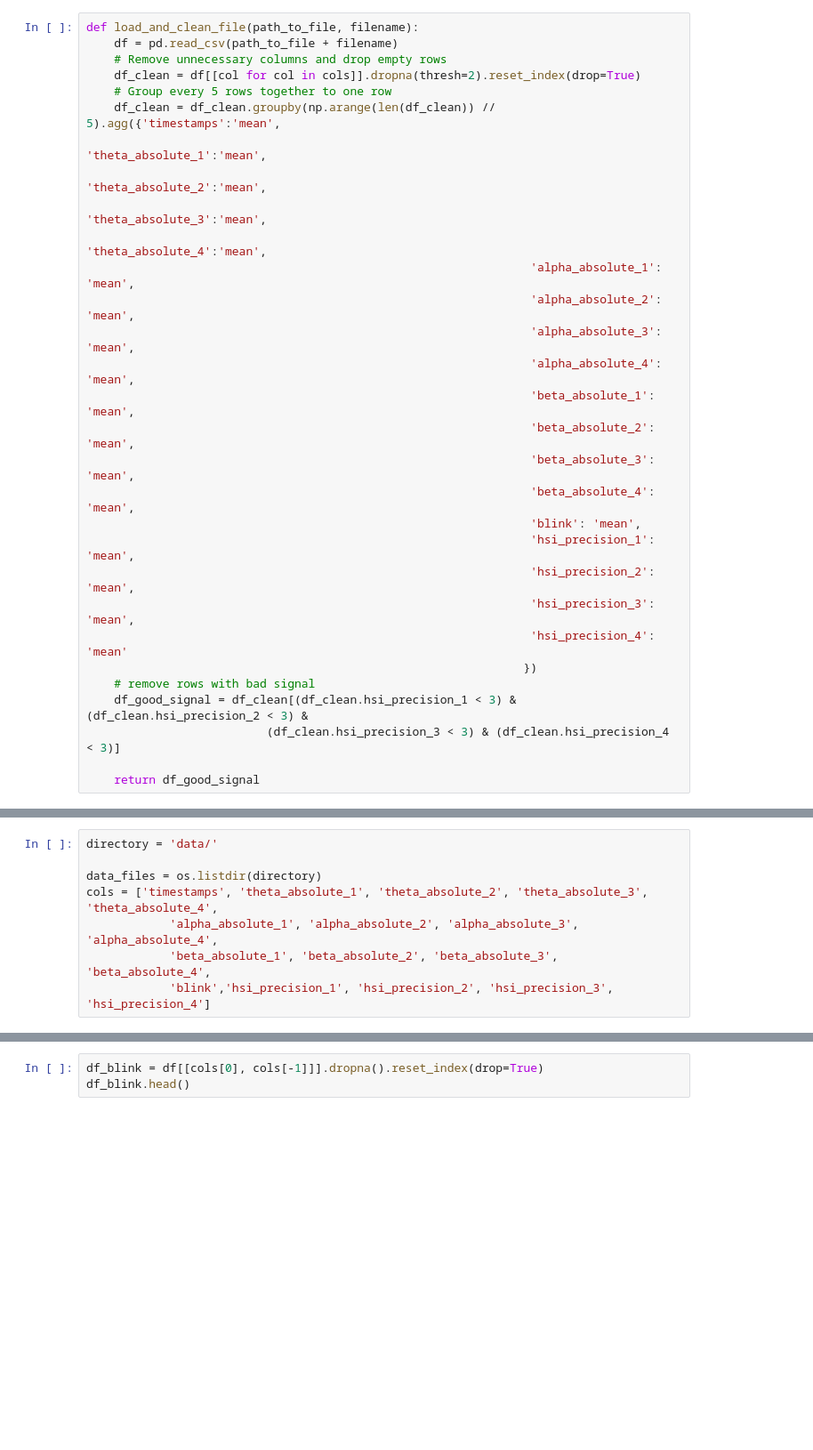
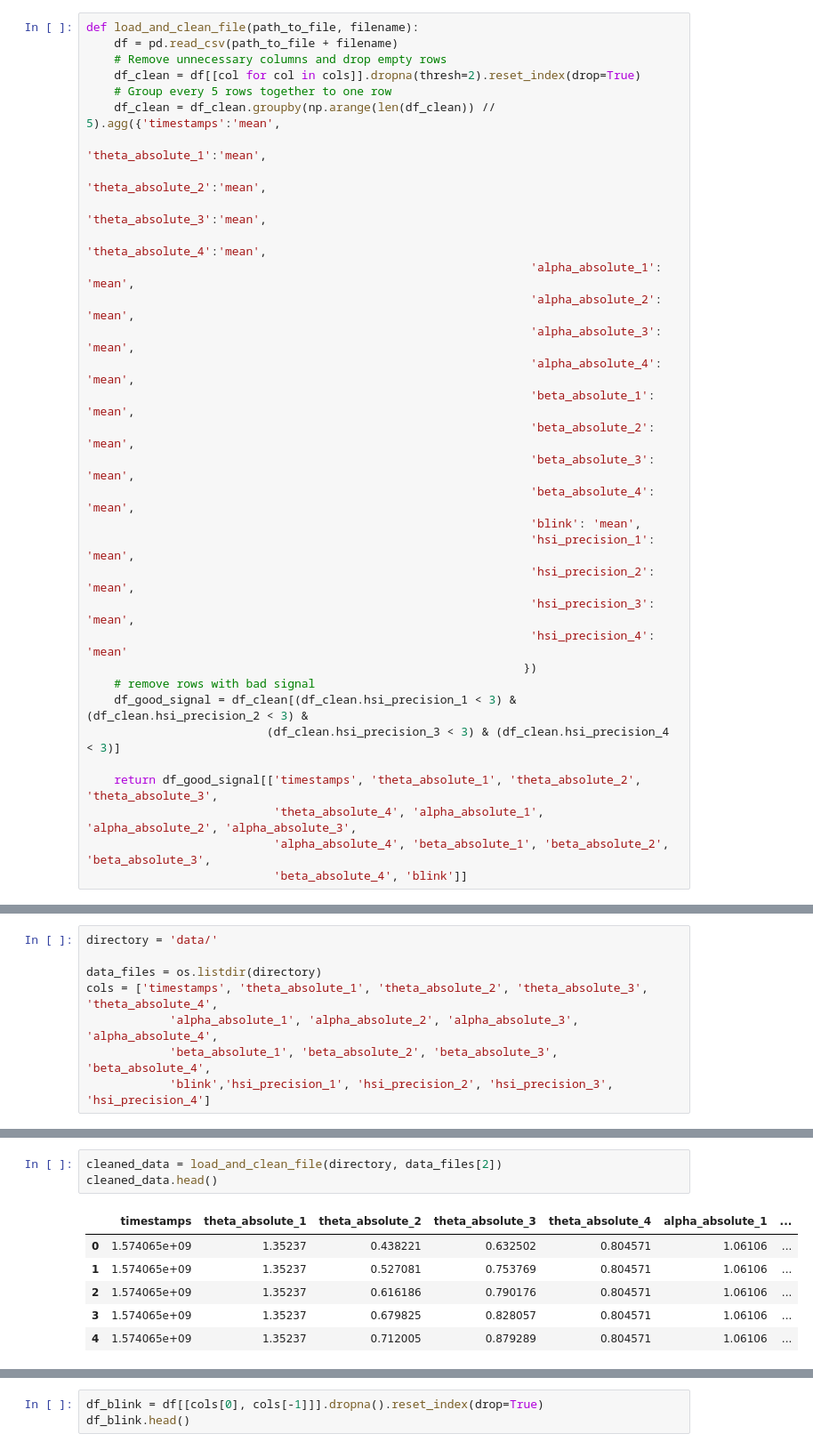
Before and after one commit to kathriwa/HASE19_Music_Project, a Jupyter notebook: eeg_analysis.ipynb, the cells around one changed output, grey strips where cells are left out. Shown: that part at 89% size. Cells and saved outputs as stored; diff of their text form; blank space fills up the shorter version.

```diff
--- a/eeg_analysis.ipynb
+++ b/eeg_analysis.ipynb
@@ -51,7 +51,10 @@ def load_and_clean_file(path_to_file, filename):
     df_good_signal = df_clean[(df_clean.hsi_precision_1 < 3) & (df_clean.hsi_precision_2 < 3) &
                           (df_clean.hsi_precision_3 < 3) & (df_clean.hsi_precision_4 < 3)]
 
-    return df_good_signal
+    return df_good_signal[['timestamps', 'theta_absolute_1', 'theta_absolute_2', 'theta_absolute_3',
+                           'theta_absolute_4', 'alpha_absolute_1', 'alpha_absolute_2', 'alpha_absolute_3',
+                           'alpha_absolute_4', 'beta_absolute_1', 'beta_absolute_2', 'beta_absolute_3',
+                           'beta_absolute_4', 'blink']]
 # %% [markdown]
 ## Compute baseline
 # %%
@@ -142,0 +132,10 @@ cols = ['timestamps', 'theta_absolute_1', 'theta_absolute_2', 'theta_absolute_3'
+# %%
+cleaned_data = load_and_clean_file(directory, data_files[2])
+cleaned_data.head()
+# %% [output]
+|  | timestamps | theta_absolute_1 | theta_absolute_2 | theta_absolute_3 | theta_absolute_4 | alpha_absolute_1 | ... |
+| 0 | 1.574065e+09 | 1.35237 | 0.438221 | 0.632502 | 0.804571 | 1.06106 | ... |
+| 1 | 1.574065e+09 | 1.35237 | 0.527081 | 0.753769 | 0.804571 | 1.06106 | ... |
+| 2 | 1.574065e+09 | 1.35237 | 0.616186 | 0.790176 | 0.804571 | 1.06106 | ... |
+| 3 | 1.574065e+09 | 1.35237 | 0.679825 | 0.828057 | 0.804571 | 1.06106 | ... |
+| 4 | 1.574065e+09 | 1.35237 | 0.712005 | 0.879289 | 0.804571 | 1.06106 | ... |
```
Also changed, not shown: parts of 15 cells of this notebook.
